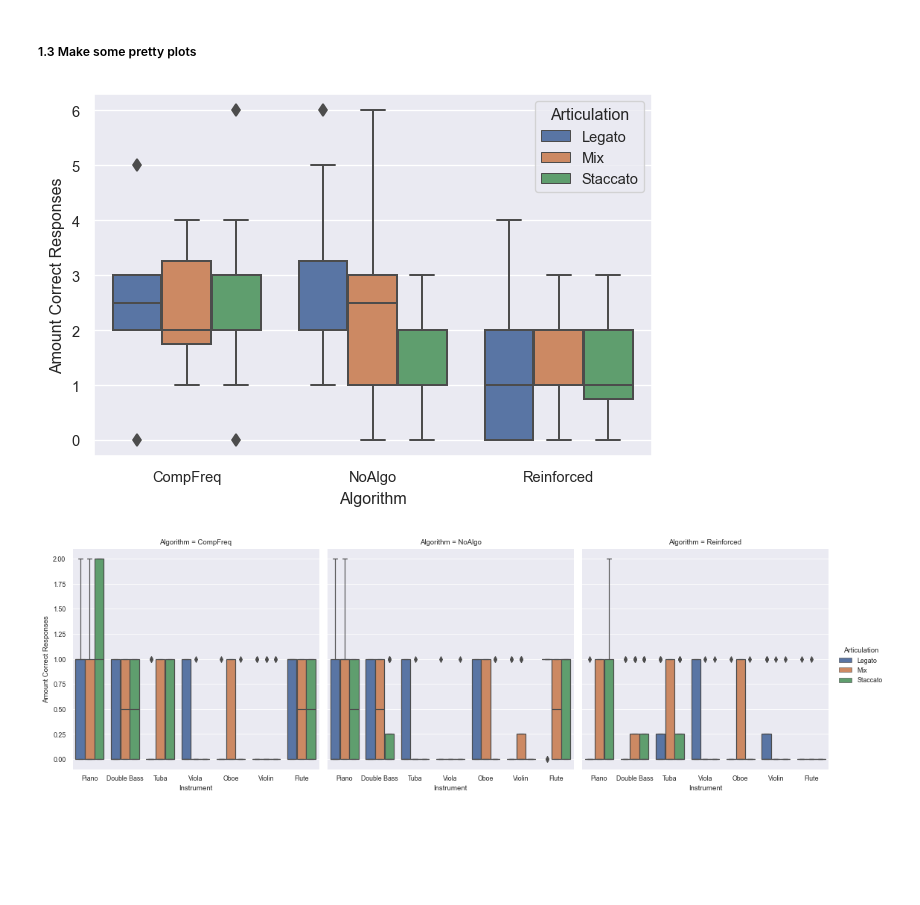
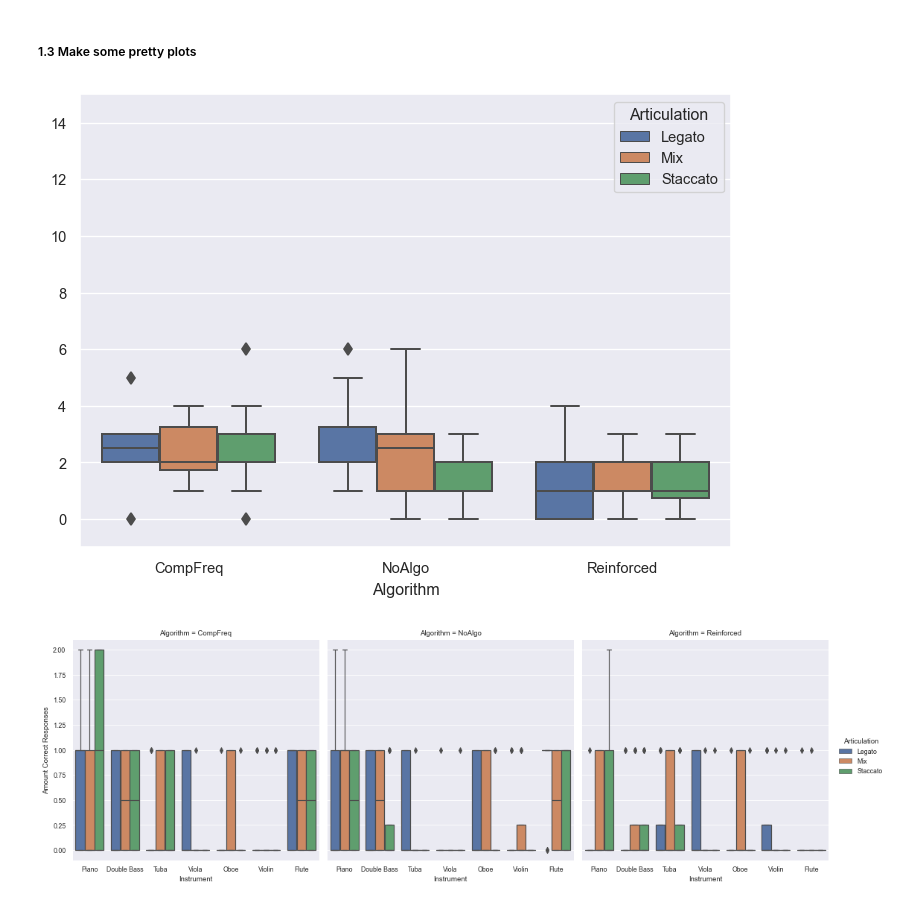
Before and after one commit to VoggLyster/MMPCExperiment, a Jupyter notebook: MMPC_Data_Analysis/mmpc_data_analysis.ipynb, the cells around one changed output. Saved outputs shown, nothing was run; the diff lists cells and outputs as text; code cells hidden in the pictures; blank space fills up the shorter version.

```diff
--- a/MMPC_Data_Analysis/mmpc_data_analysis.ipynb
+++ b/MMPC_Data_Analysis/mmpc_data_analysis.ipynb
@@ -215,18 +215,21 @@ agg_analysis_df = pd.DataFrame().append(responses_stats)
 # %%
 sns_bp_df = agg_responses_df.reset_index().melt(id_vars=[
     'Algorithm', 'Articulation'
 ], value_name='Amount Correct Responses')
 
-fig, ax = plt.subplots(1, dpi=120)
+fig, ax = plt.subplots(1, dpi=120, figsize=(7, 5))
 bp = sns.boxplot(
     data=sns_bp_df,
     x='Algorithm',
     y='Amount Correct Responses',
     hue='Articulation',
     ax=ax
 )
+plt.ylim(-1, 15)
+ax.set(ylabel=None)
+plt.show()
 # %% [output]
-[figure, old version]
+[figure, new version]
 # %%
 sns_cp_df = agg_responses_instr_df.reset_index().melt(id_vars=[
     'Algorithm', 'Articulation'
```
Also changed, not shown: parts of 4 cells of this notebook.
